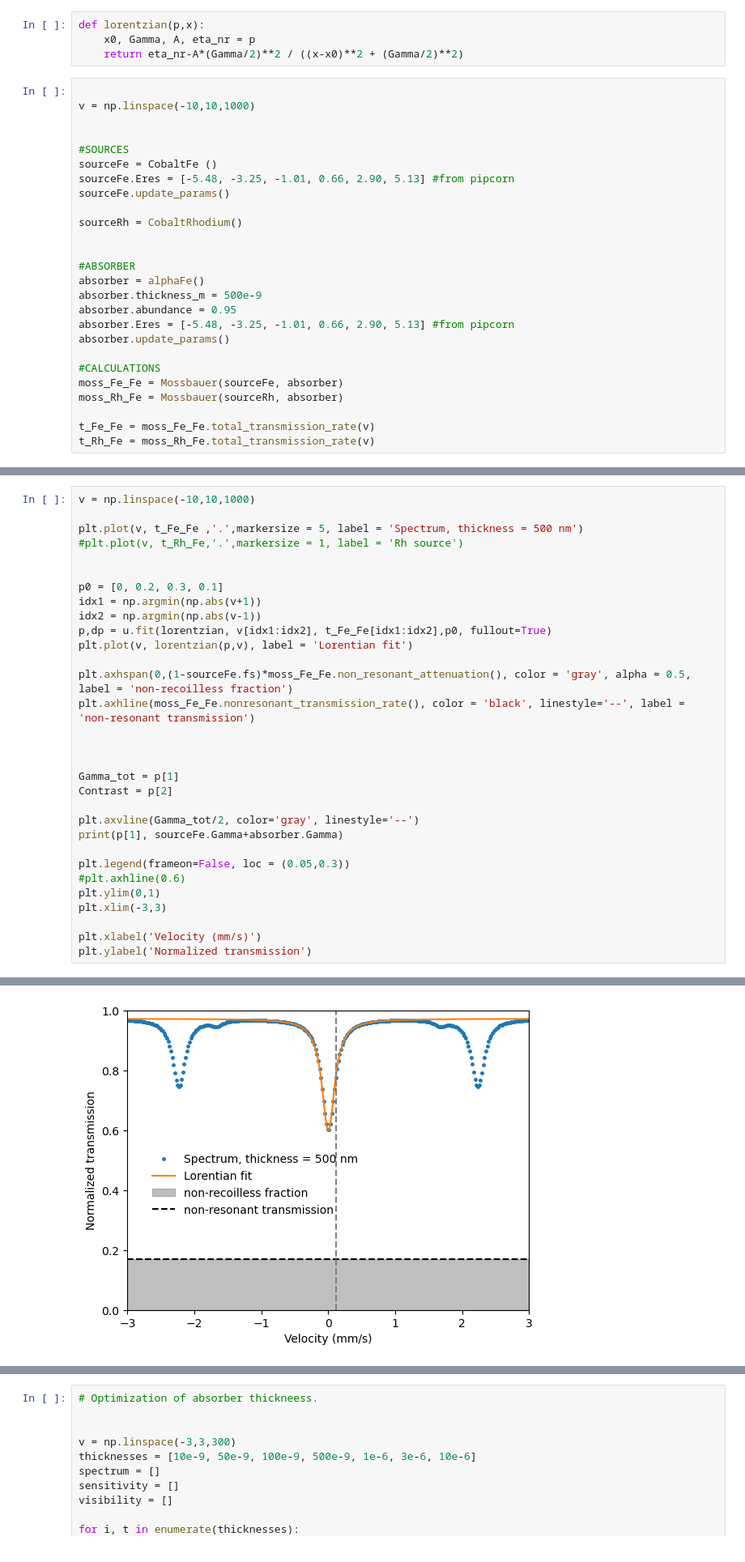
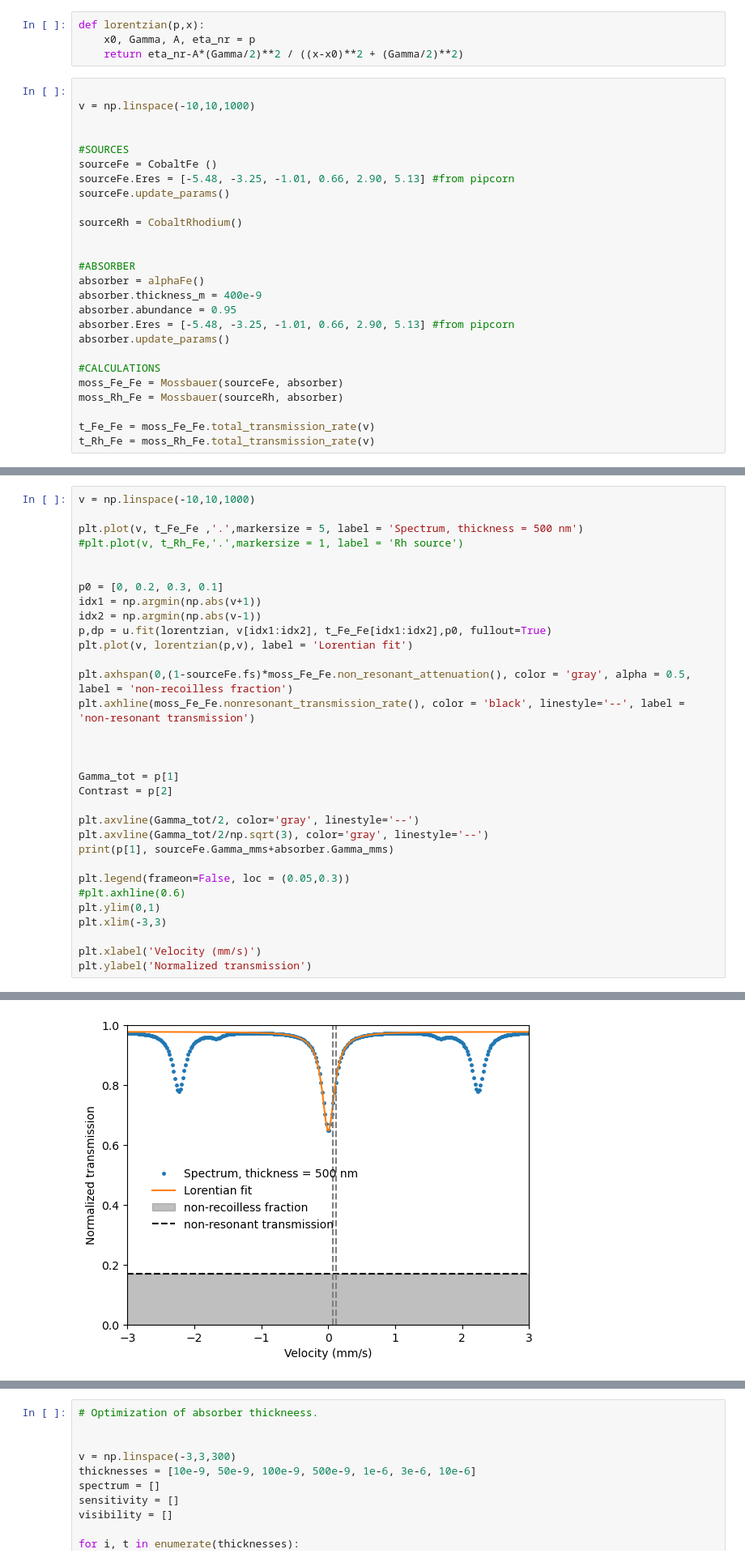
Before and after one commit to StanfordMossbauer/mossbauer_analysis, a Jupyter notebook: notebooks/model_Fe_thickness_sensitivity_scan.ipynb, the cells around one changed output, grey strips where cells are left out. Shown at 81% size. Drawn from its saved outputs; the diff is of its cells as text.

```diff
--- a/notebooks/model_Fe_thickness_sensitivity_scan.ipynb
+++ b/notebooks/model_Fe_thickness_sensitivity_scan.ipynb
@@ -22,7 +22,7 @@ sourceRh = CobaltRhodium()
 
 #ABSORBER
 absorber = alphaFe()
-absorber.thickness_m = 500e-9
+absorber.thickness_m = 400e-9
 absorber.abundance = 0.95
 absorber.Eres = [-5.48, -3.25, -1.01, 0.66, 2.90, 5.13] #from pipcorn
 absorber.update_params()
@@ -63,7 +63,8 @@ Gamma_tot = p[1]
 Contrast = p[2]
 
 plt.axvline(Gamma_tot/2, color='gray', linestyle='--')
-print(p[1], sourceFe.Gamma+absorber.Gamma)
+plt.axvline(Gamma_tot/2/np.sqrt(3), color='gray', linestyle='--')
+print(p[1], sourceFe.Gamma_mms+absorber.Gamma_mms)
 
 plt.legend(frameon=False, loc = (0.05,0.3))
 #plt.axhline(0.6)
@@ -94,5 +95,5 @@ Final Parameters:
 Text(0, 0.5, 'Normalized transmission')
-[figure, old version]
+[figure, new version]
 # %%
 v = np.linspace(-10,10,1000)
 v = np.linspace(-3,3,1000)
```
Also changed, not shown: parts of 3 cells of this notebook, 14 other files.
